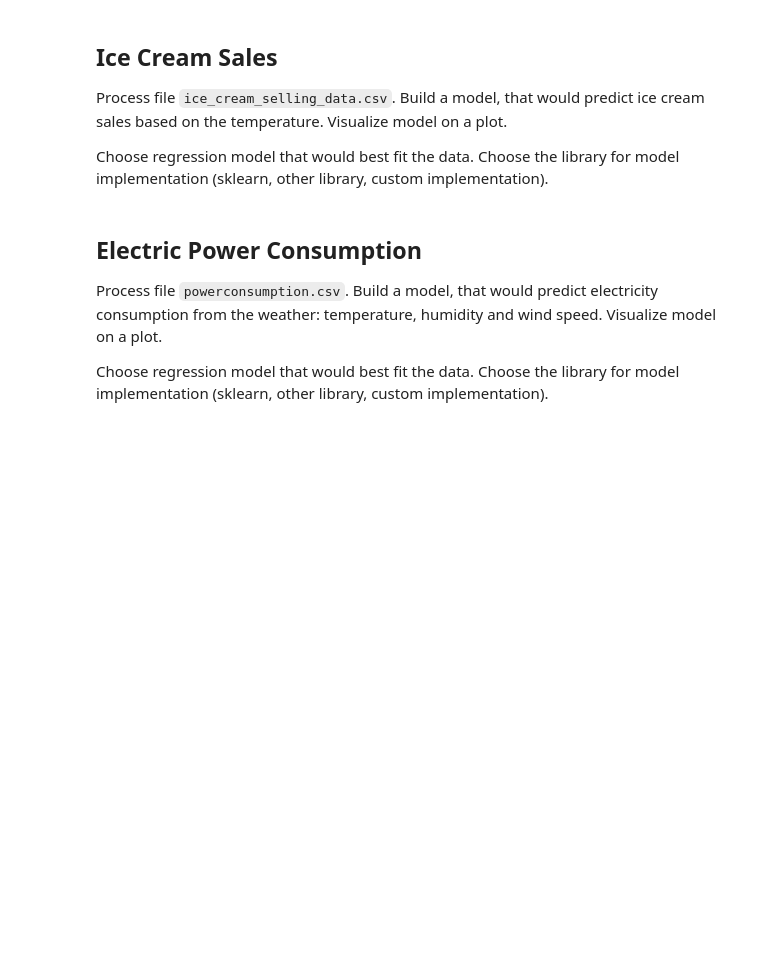
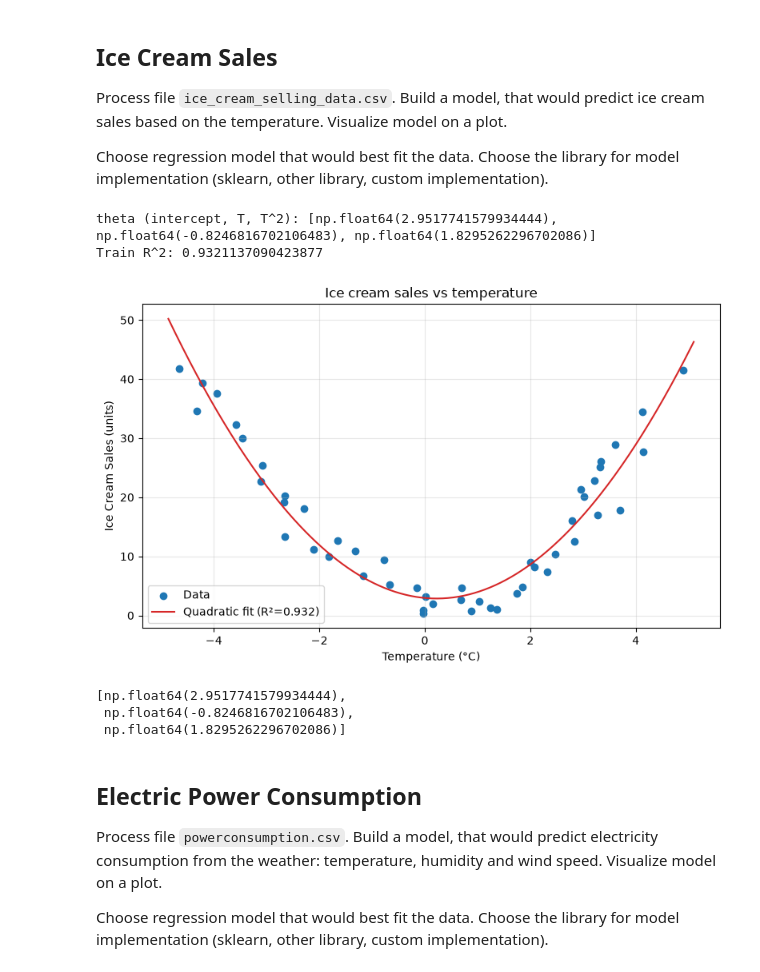
Before and after one commit to moon-1945/ida-labs, a Jupyter notebook: assignement-3.ipynb, the cells around one changed output. Drawn from its saved outputs; the diff is of its cells as text; code cells hidden in the pictures; blank space fills up the shorter version.

```diff
--- a/assignement-3.ipynb
+++ b/assignement-3.ipynb
@@ -61,20 +122,57 @@ Process file `ice_cream_selling_data.csv`. Build a model, that would predict ice
 
 Choose regression model that would best fit the data. Choose the library for model implementation (sklearn, other library, custom implementation).
 # %%
+import numpy as np
+import pandas as pd
+import matplotlib
+import matplotlib.pyplot as plt
+from sklearn.preprocessing import PolynomialFeatures
+from sklearn.linear_model import LinearRegression
+from sklearn.model_selection import cross_val_score, KFold
+from sklearn.pipeline import make_pipeline
+
 def ice_cream_selling(data):
     """
-    Build a model, that would predict ice cream sales based on the temperature. Visualize model on a plot.
-
-    Args:
-        data: ice cream sales data.
+    Build a model that predicts ice cream sales from temperature and plot it.
 
     Returns:
-        list: The list of model theta parameters.
+        list: theta parameters [theta0, theta1, theta2] of
+              sales = theta0 + theta1 * T + theta2 * T^2
     """
-    return None
+    X = data.iloc[:, [0]].values
+    y = data.iloc[:, 1].values
+
+    poly = PolynomialFeatures(degree=2, include_bias=False)
+    Xp = poly.fit_transform(X)
+    model = LinearRegression().fit(Xp, y)
+    theta = [model.intercept_, *model.coef_]
+    print("theta (intercept, T, T^2):", theta)
+    print("Train R^2:", model.score(Xp, y))
+
+    grid = np.linspace(X.min() - 0.2, X.max() + 0.2, 300).reshape(-1, 1)
+    plt.figure(figsize=(8, 5))
+    plt.scatter(X, y, label="Data", color="tab:blue")
+    plt.plot(grid, model.predict(poly.transform(grid)), color="tab:red",
+             label=f"Quadratic fit (R²={model.score(Xp, y):.3f})")
+    plt.xlabel("Temperature (°C)")
+    plt.ylabel("Ice Cream Sales (units)")
+    plt.title("Ice cream sales vs temperature")
+    plt.legend()
+    plt.grid(alpha=0.3)
+    plt.tight_layout()
+    plt.show()
+
+    return theta
 
 data = extract_texts_from_file('resources/ice_cream_selling_data.csv')
 ice_cream_selling(data)
+# %% [output]
+theta (intercept, T, T^2): [np.float64(2.9517741579934444), np.float64(-0.8246816702106483), np.float64(1.8295262296702086)]
+Train R^2: 0.9321137090423877
+[figure, added]
+[np.float64(2.9517741579934444),
+ np.float64(-0.8246816702106483),
+ np.float64(1.8295262296702086)]
 # %% [markdown]
 ## Electric Power Consumption
 
```
Also changed, not shown: parts of 14 cells of this notebook, 4 other files.
